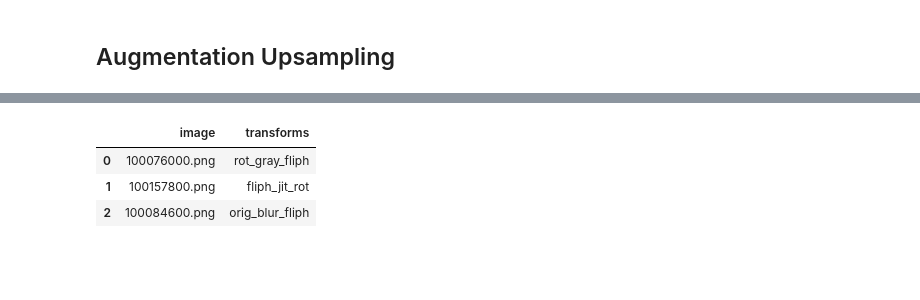
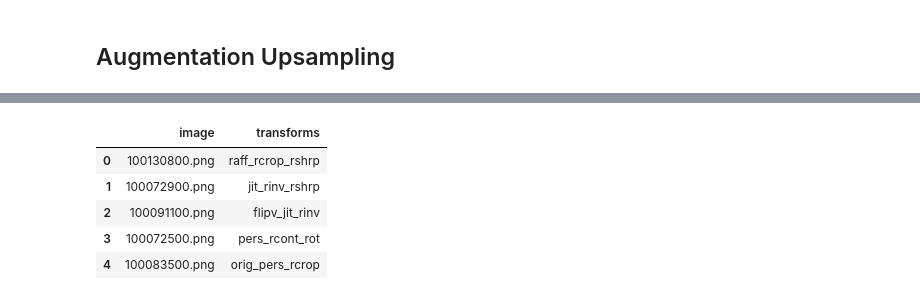
Before and after one commit to FiratSaritas/manhole-cover-classification, a Jupyter notebook: eda/upsample_augmentation.ipynb, the cells around one changed output, grey strips where cells are left out. Drawn from its saved outputs; the diff is of its cells as text; code cells hidden in the pictures; blank space fills up the shorter version.

```diff
--- a/eda/upsample_augmentation.ipynb
+++ b/eda/upsample_augmentation.ipynb
@@ -65,0 +45,3 @@ train.head(2)
+# %%
+augmentations = list(rand_augment.augmentations.keys())
+augmentations
@@ -66,5 +76,4 @@ train.head(2)
 # %%
 transformation_df = pd.DataFrame(data={'image': [],
                                        'transforms': []})
+max_count = 500
-# %%
-max_count = 800
@@ -71,15 +82,25 @@ max_count = 800
 # %%
-for ctype in tqdm(train['concatenated_type'].unique()):
-    image_id = train.loc[train['concatenated_type'] == ctype, 'image'].to_numpy()
-    upsample_diff = max_count # - train[train['concatenated_type'] == ctype].shape[0]
+augment_combos = augment_pairs_combination(augmentations, 3)
+augment_combos = ['_'.join(combo) for combo in augment_combos]
 
-    sample_idx = np.random.choice(image_id, size=upsample_diff, replace=True)
+for ctype in tqdm(train['label'].unique()):
+    image_ids = train.loc[train['label'] == ctype, 'image'].to_numpy()
+    print(ctype, '--', upsample_diff)
 
-    random_transforms = []
-    for i in range(upsample_diff):
-        _ = rand_augment._get_transformation()
-        random_transforms.append('_'.join(rand_augment.current_transforms))
-    tmp = pd.DataFrame.from_records(list(zip(sample_idx, random_transforms)),
-                                    columns=['image', 'transforms'])
+    # Get repeated index samples until size of upsample diff is reached
+    sample_idx = np.repeat(a=image_ids,
+                           repeats=(upsample_diff // image_ids.shape[0]) +1)[:upsample_diff]
+    sample_idx = np.random.permutation(sample_idx)
 
+
+    img_augmentations = np.repeat(a=img_augmentations,
+                                  repeats=(upsample_diff // image_ids.shape[0]) +1)
+    img_augmentations = np.random.permutation(augment_combos)[:upsample_diff]
+
+    # Get upsample combinations
+    img_augmentations = np.random.choice(augment_combos, size=upsample_diff, replace=True)
+
+    #np.array(list(zip(sample_idx, img_augmentations)))
+
+    tmp = pd.DataFrame({'image': sample_idx, 'transforms': img_augmentations})
     transformation_df = pd.concat([transformation_df, tmp], axis=0)
@@ -91,8 +130,10 @@ transformation_df.shape
 # %%
-transformation_df.head(3)
+transformation_df.head(5)
 # %% [output]
 |  | image | transforms |
-| 0 | 100076000.png | rot_gray_fliph |
-| 1 | 100157800.png | fliph_jit_rot |
-| 2 | 100084600.png | orig_blur_fliph |
+| 0 | 100130800.png | raff_rcrop_rshrp |
+| 1 | 100072900.png | jit_rinv_rshrp |
+| 2 | 100091100.png | flipv_jit_rinv |
+| 3 | 100072500.png | pers_rcont_rot |
+| 4 | 100083500.png | orig_pers_rcrop |
 # %%
```
Also changed, not shown: parts of 38 cells of this notebook.
